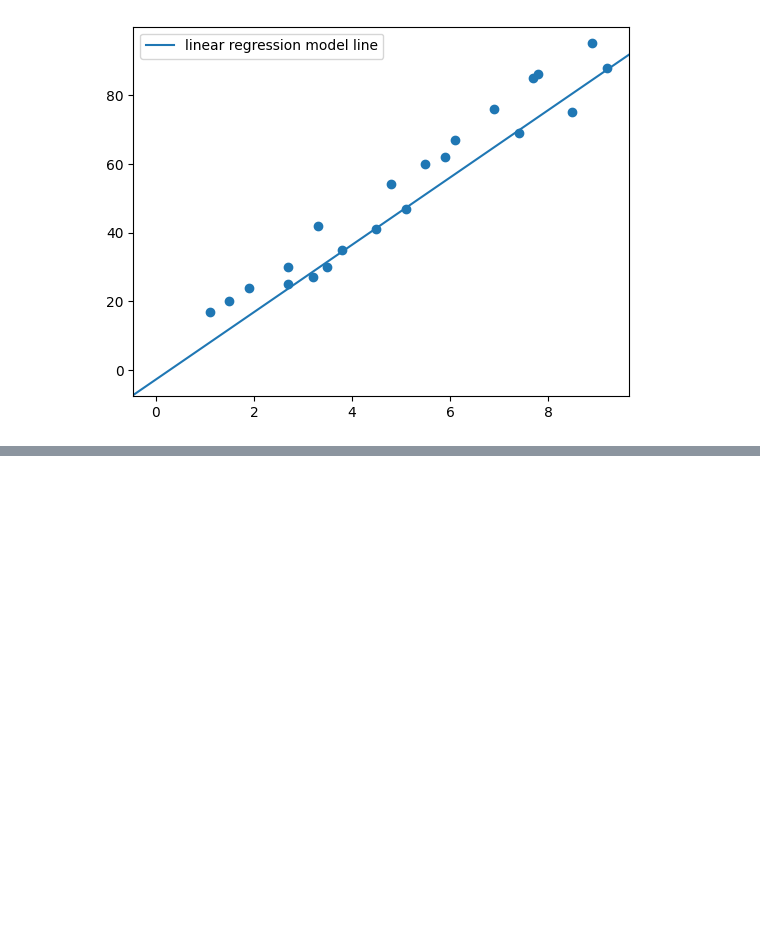
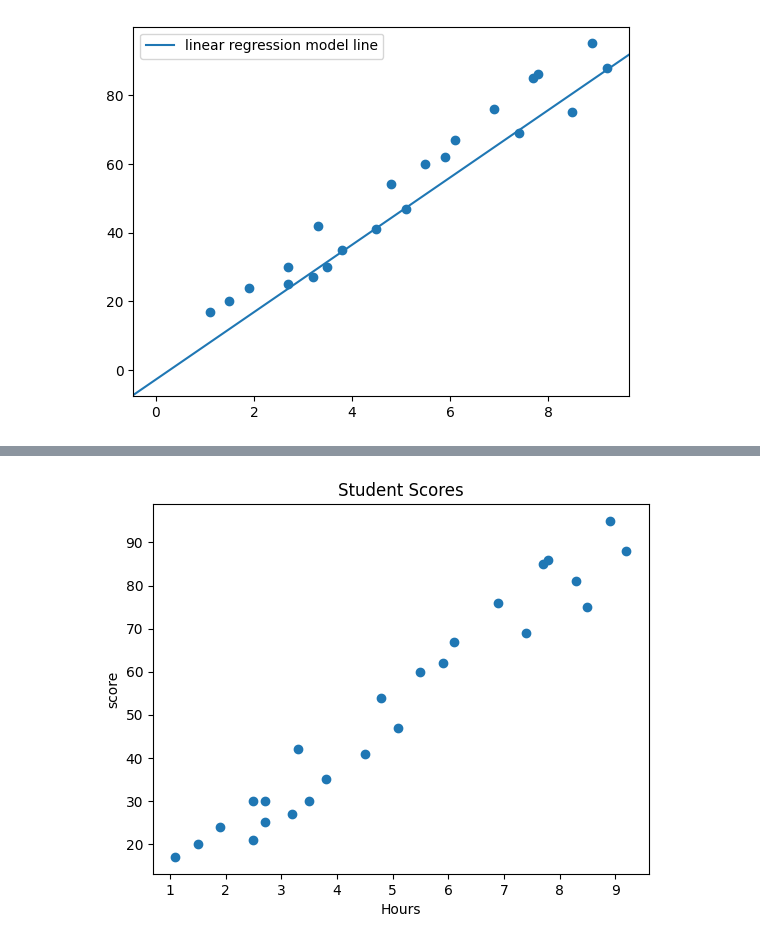
Before and after one commit to HiddenMachine3/AIML, a Jupyter notebook: linear_regression/linearRegressorUsingGradientDescent.ipynb, the cells around one changed output, grey strips where cells are left out. Drawn from its saved outputs; the diff is of its cells as text; code cells hidden in the pictures; blank space fills up the shorter version.

```diff
--- a/linear_regression/linearRegressorUsingGradientDescent.ipynb
+++ b/linear_regression/linearRegressorUsingGradientDescent.ipynb
@@ -117,0 +120,22 @@ def r_squared(x:np.array,y:np.array,n:int,a:float,b:float):
+# %%
+def plot_data(
+    x, y, title, xlabel, ylabel, a_s=None, b_s=None, labels=None, colors=None
+):
+    fig, ax = plt.subplots()
+    ax.scatter(x, y)
+    ax.set_title(title)
+    ax.set_xlabel(xlabel)
+    ax.set_ylabel(ylabel)
+
+    if a_s and b_s:
+        if not labels:
+            labels = ["" for a in a_s]
+        if not colors:
+            colors = ["C0" for a in a_s]
+        # fig,ax  = plt.subplots()
+        for a, b, color, label in zip(a_s, b_s, colors, labels):
+            ax.axline((0, b), slope=a, color=color, label=label)
+            ax.legend()
+
+    fig.show()
+    plt.show()
@@ -117,0 +164,3 @@ def r_squared(x:np.array,y:np.array,n:int,a:float,b:float):
+# %%
+score_df = pd.read_csv("data/score.csv")
+score_df
@@ -117,0 +187,4 @@ def r_squared(x:np.array,y:np.array,n:int,a:float,b:float):
+# %%
+plot_data(score_df["Hours"],score_df["Scores"],title="Student Scores",xlabel="Hours",ylabel="score")
+# %% [output]
+[figure, added]
```
Also changed, not shown: parts of 19 cells of this notebook.
